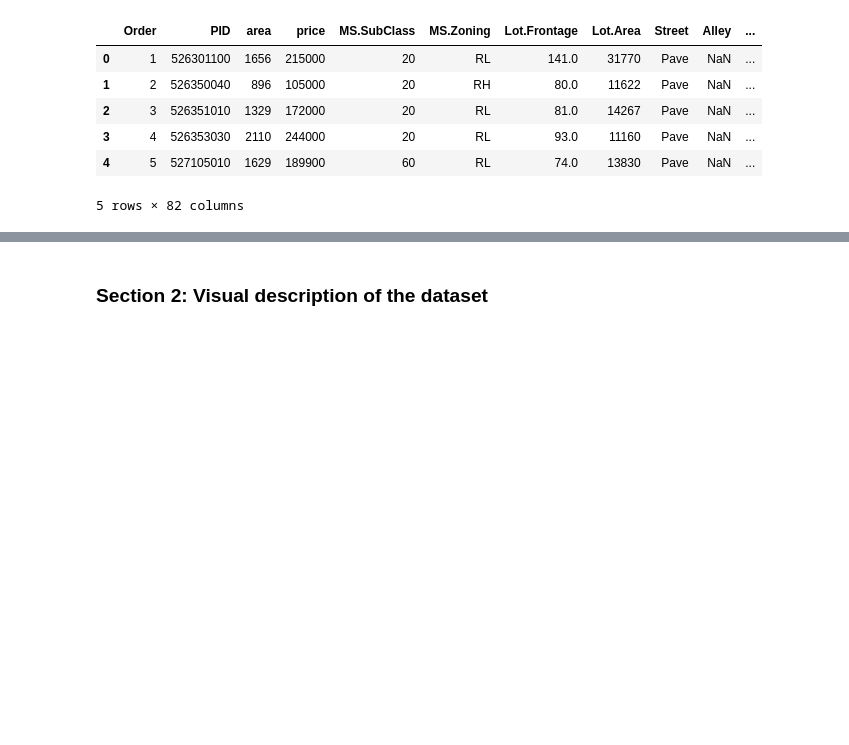
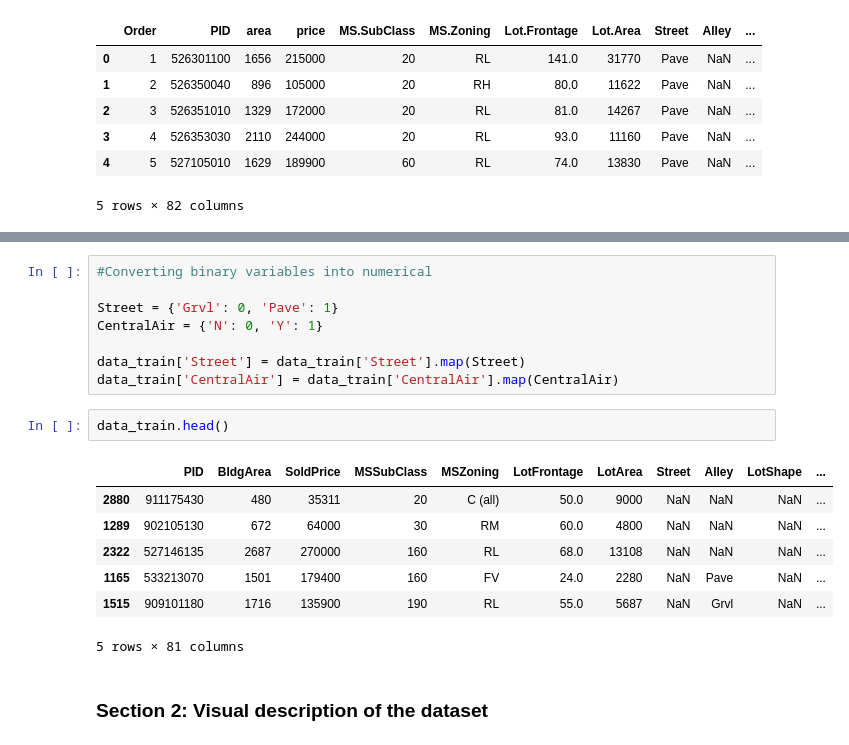
Before and after one commit to rajesvariparasa/ml-processing-pipeline-for-predicting-houseprices, a Jupyter notebook: Milestone-1-Dataset.ipynb, the cells around one changed output, grey strips where cells are left out. Cells and saved outputs as stored; diff of their text form; blank space fills up the shorter version.

```diff
--- a/Milestone-1-Dataset.ipynb
+++ b/Milestone-1-Dataset.ipynb
@@ -155,3 +345,21 @@ Index(['Order', 'PID', 'BldgArea', 'SoldPrice', 'MSSubClass', 'MSZoning',
+# %%
+#Converting binary variables into numerical
+
+Street = {'Grvl': 0, 'Pave': 1}
+CentralAir = {'N': 0, 'Y': 1}
+
+data_train['Street'] = data_train['Street'].map(Street)
+data_train['CentralAir'] = data_train['CentralAir'].map(CentralAir)
+# %%
+data_train.head()
+# %% [output]
+|  | PID | BldgArea | SoldPrice | MSSubClass | MSZoning | LotFrontage | LotArea | Street | Alley | LotShape | ... |
+| 2880 | 911175430 | 480 | 35311 | 20 | C (all) | 50.0 | 9000 | NaN | NaN | NaN | ... |
+| 1289 | 902105130 | 672 | 64000 | 30 | RM | 60.0 | 4800 | NaN | NaN | NaN | ... |
+| 2322 | 527146135 | 2687 | 270000 | 160 | RL | 68.0 | 13108 | NaN | NaN | NaN | ... |
+| 1165 | 533213070 | 1501 | 179400 | 160 | FV | 24.0 | 2280 | NaN | Pave | NaN | ... |
+| 1515 | 909101180 | 1716 | 135900 | 190 | RL | 55.0 | 5687 | NaN | Grvl | NaN | ... |
+5 rows × 81 columns
 # %% [markdown]
 ### Section 2: Visual description of the dataset
 # %% [markdown]
```
Also changed, not shown: parts of 35 cells of this notebook.
